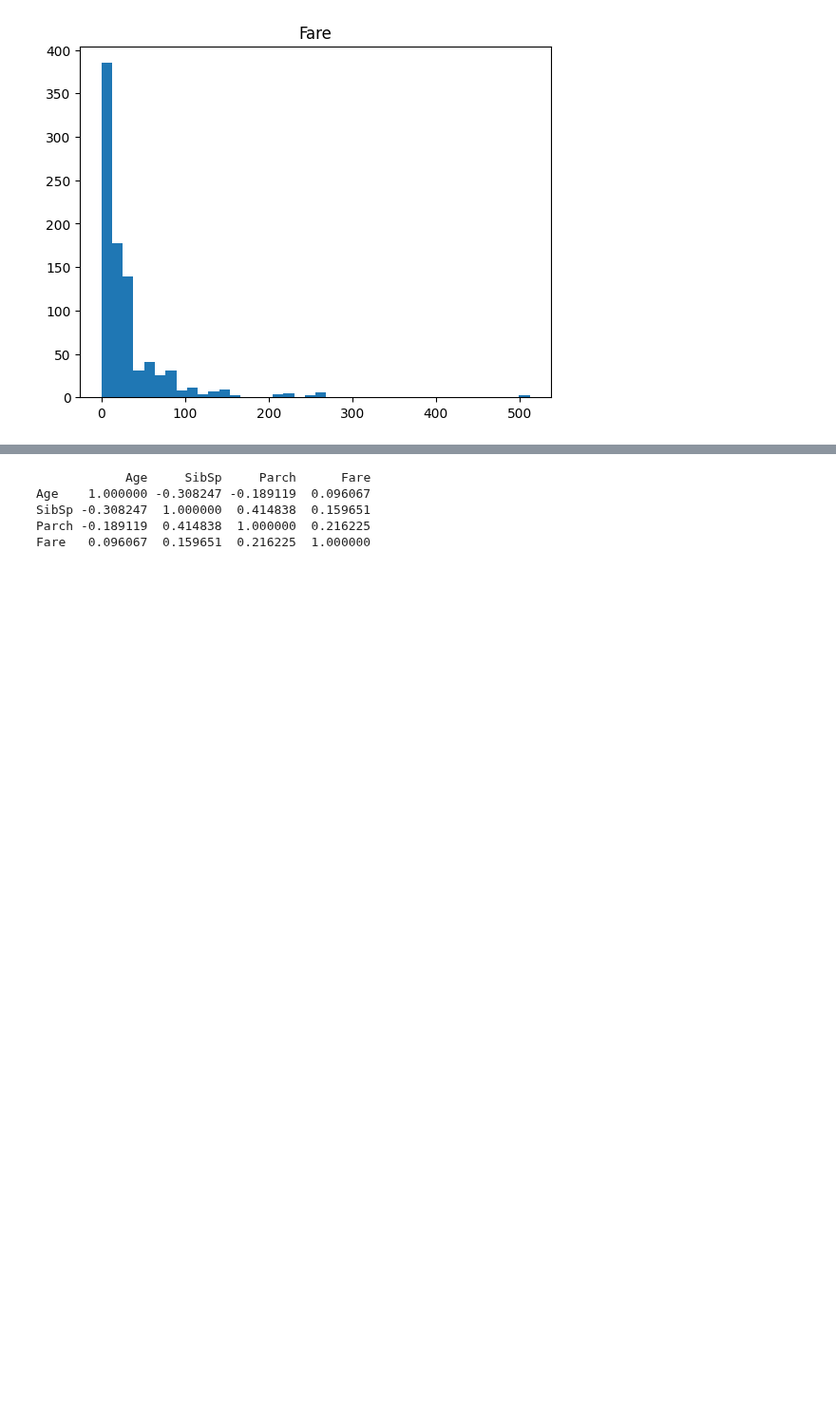
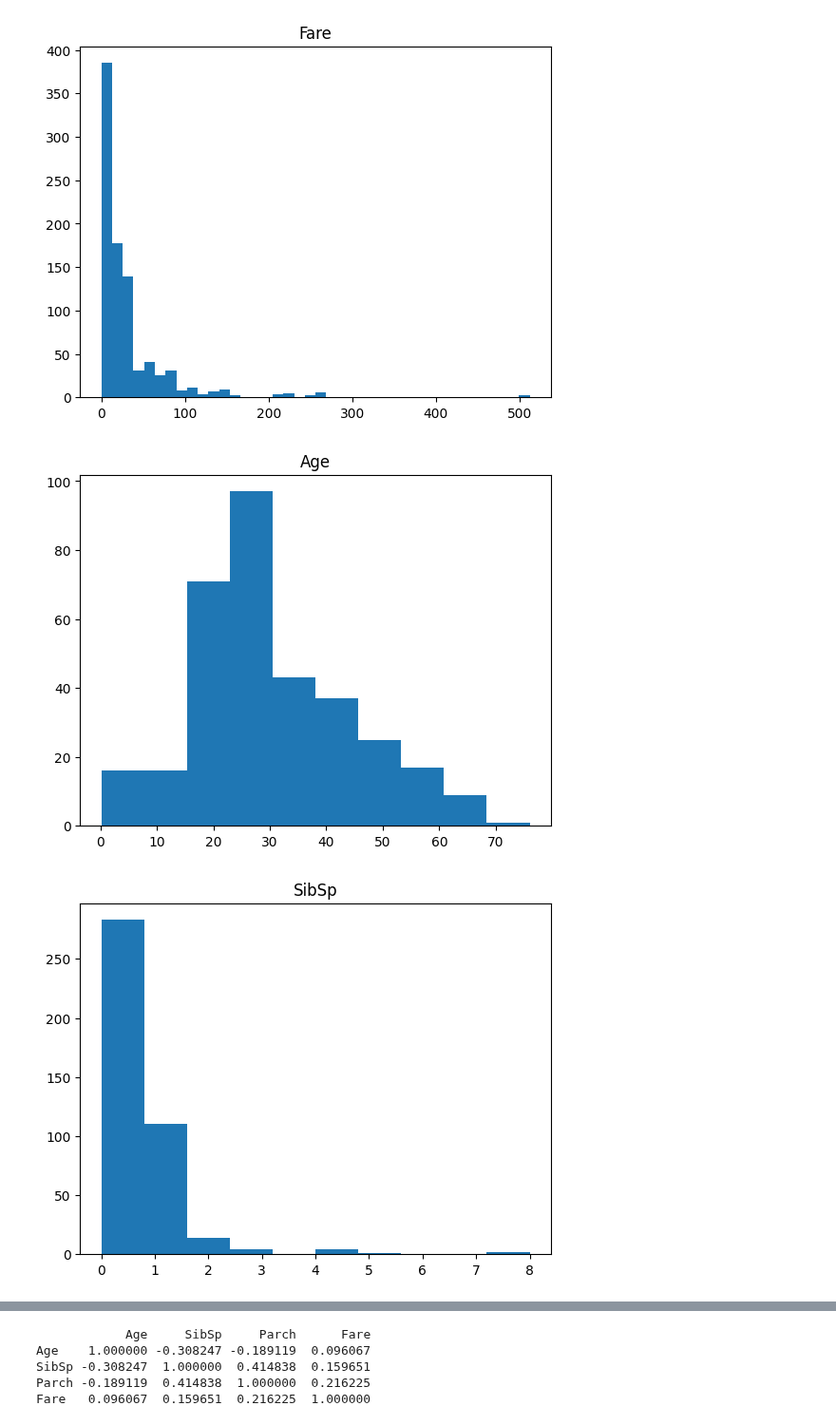
Before and after one commit to huanrafa/ProjectPracticing, a Jupyter notebook: Titanic - Machine Learning from Disaster/Titanic project.ipynb, the cells around one changed output, grey strips where cells are left out. Shown at 95% size. Drawn from its saved outputs; the diff is of its cells as text; code cells hidden in the pictures; blank space fills up the shorter version.

```diff
--- a/Titanic - Machine Learning from Disaster/Titanic project.ipynb
+++ b/Titanic - Machine Learning from Disaster/Titanic project.ipynb
@@ -52,9 +95,14 @@ training.describe()
 | 75% | 668.500000 | 1.000000 | 3.000000 | 38.000000 | 1.000000 | 0.000000 | 31.000000 | 1.0 |
 | max | 891.000000 | 1.000000 | 3.000000 | 80.000000 | 8.000000 | 6.000000 | 512.329200 | 1.0 |
 # %%
+#Take a deeper look at "training" and "test" set:
+
 df_num = training[['Age', 'SibSp', 'Parch', 'Fare']]
 df_cat = training[['Survived', 'Pclass', 'Sex', 'Ticket', 'Cabin', 'Embarked']]
 
+df_num_test = test[['Age', 'SibSp', 'Parch', 'Fare']]
+df_cat_test = test[['Survived', 'Pclass', 'Sex', 'Ticket', 'Cabin', 'Embarked']]
+
 df_num.head()
 # %% [output]
 |  | Age | SibSp | Parch | Fare |
@@ -86,3 +134,14 @@ for i in df_num:
 [figure]
 [figure]
 [figure]
+# %%
+for i in df_num_test:
+    if i == 'Fare':
+        plt.hist(df_num_test[i], bins=40)
+    else:
+        plt.hist(df_num_test[i])
+    plt.title(i)
+    plt.show()
+# %% [output]
+[figure, added]
+[figure, added]
```
Also changed, not shown: parts of 12 cells of this notebook, 1 other file.
